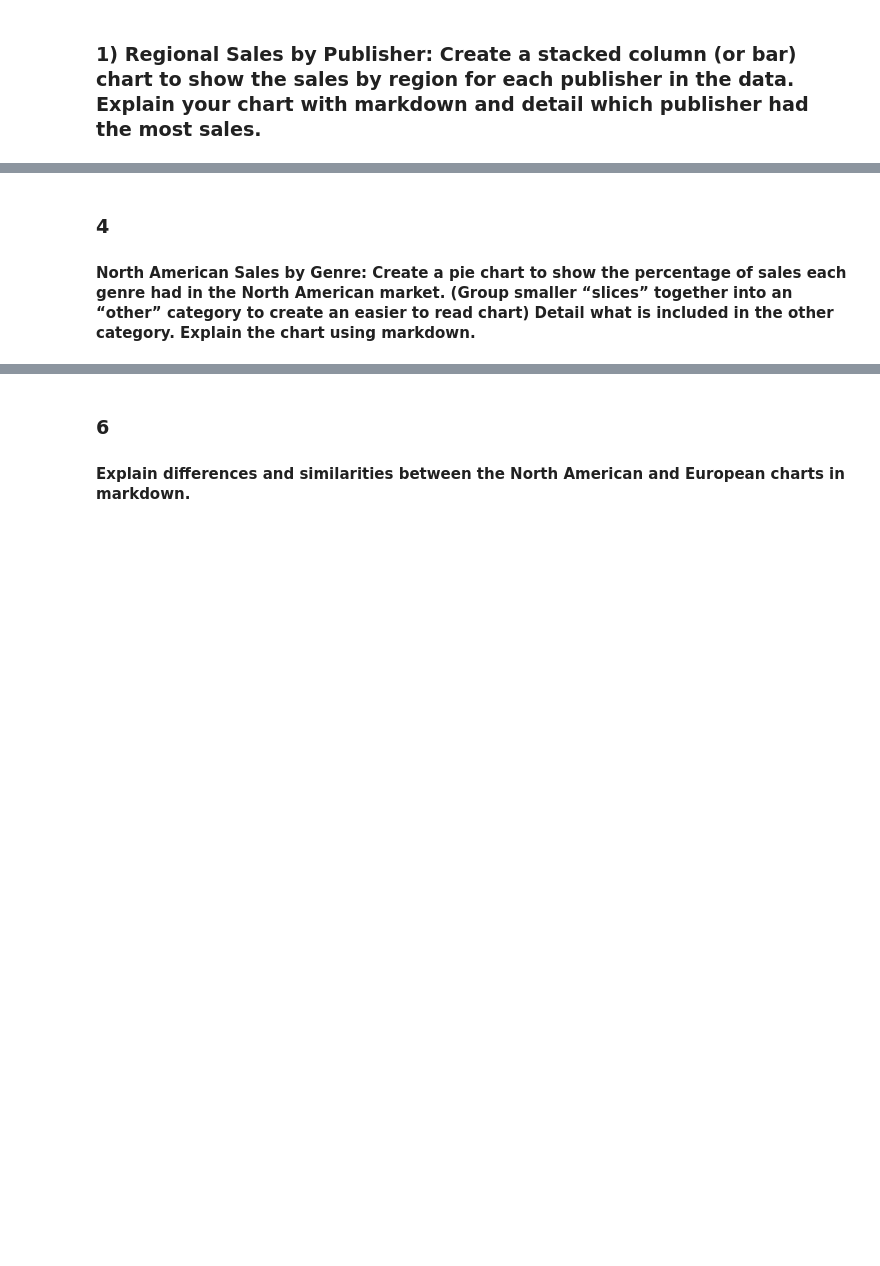
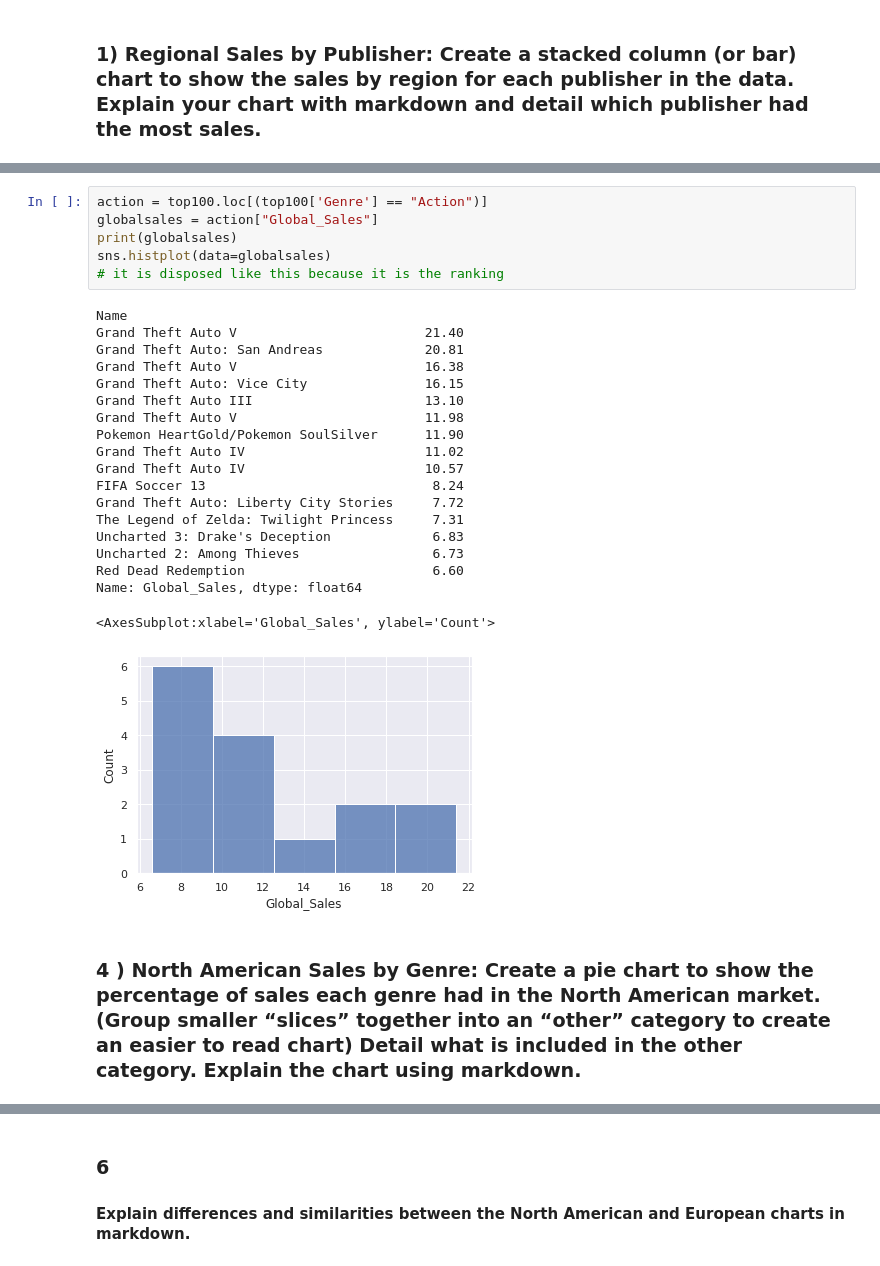
Before and after one commit to Janainaf/graphing_video_game_sales, a Jupyter notebook: video_game_sales.ipynb, the cells around one changed output, grey strips where cells are left out. Saved outputs shown, nothing was run; the diff lists cells and outputs as text; blank space fills up the shorter version.

```diff
--- a/video_game_sales.ipynb
+++ b/video_game_sales.ipynb
@@ -94,3 +101,28 @@ Name: Global_Sales, Length: 69, dtype: float64
+# %%
+action = top100.loc[(top100['Genre'] == "Action")]
+globalsales = action["Global_Sales"]
+print(globalsales)
+sns.histplot(data=globalsales)
+# it is disposed like this because it is the ranking
+# %% [output]
+Name
+Grand Theft Auto V                        21.40
+Grand Theft Auto: San Andreas             20.81
+Grand Theft Auto V                        16.38
+Grand Theft Auto: Vice City               16.15
+Grand Theft Auto III                      13.10
+Grand Theft Auto V                        11.98
+Pokemon HeartGold/Pokemon SoulSilver      11.90
+Grand Theft Auto IV                       11.02
+Grand Theft Auto IV                       10.57
+FIFA Soccer 13                             8.24
+Grand Theft Auto: Liberty City Stories     7.72
+The Legend of Zelda: Twilight Princess     7.31
+Uncharted 3: Drake's Deception             6.83
+Uncharted 2: Among Thieves                 6.73
+Red Dead Redemption                        6.60
+Name: Global_Sales, dtype: float64
+<AxesSubplot:xlabel='Global_Sales', ylabel='Count'>
+[figure, added]
 # %% [markdown]
-### 4
-#### North American Sales by Genre: Create a pie chart to show the percentage of sales each genre had in the North American market. (Group smaller “slices” together into an “other” category to create an easier to read chart) Detail what is included in the other category. Explain the chart using markdown.
+### 4 ) North American Sales by Genre: Create a pie chart to show the percentage of sales each genre had in the North American market. (Group smaller “slices” together into an “other” category to create an easier to read chart) Detail what is included in the other category. Explain the chart using markdown.
```
Also changed, not shown: parts of 7 cells of this notebook.
